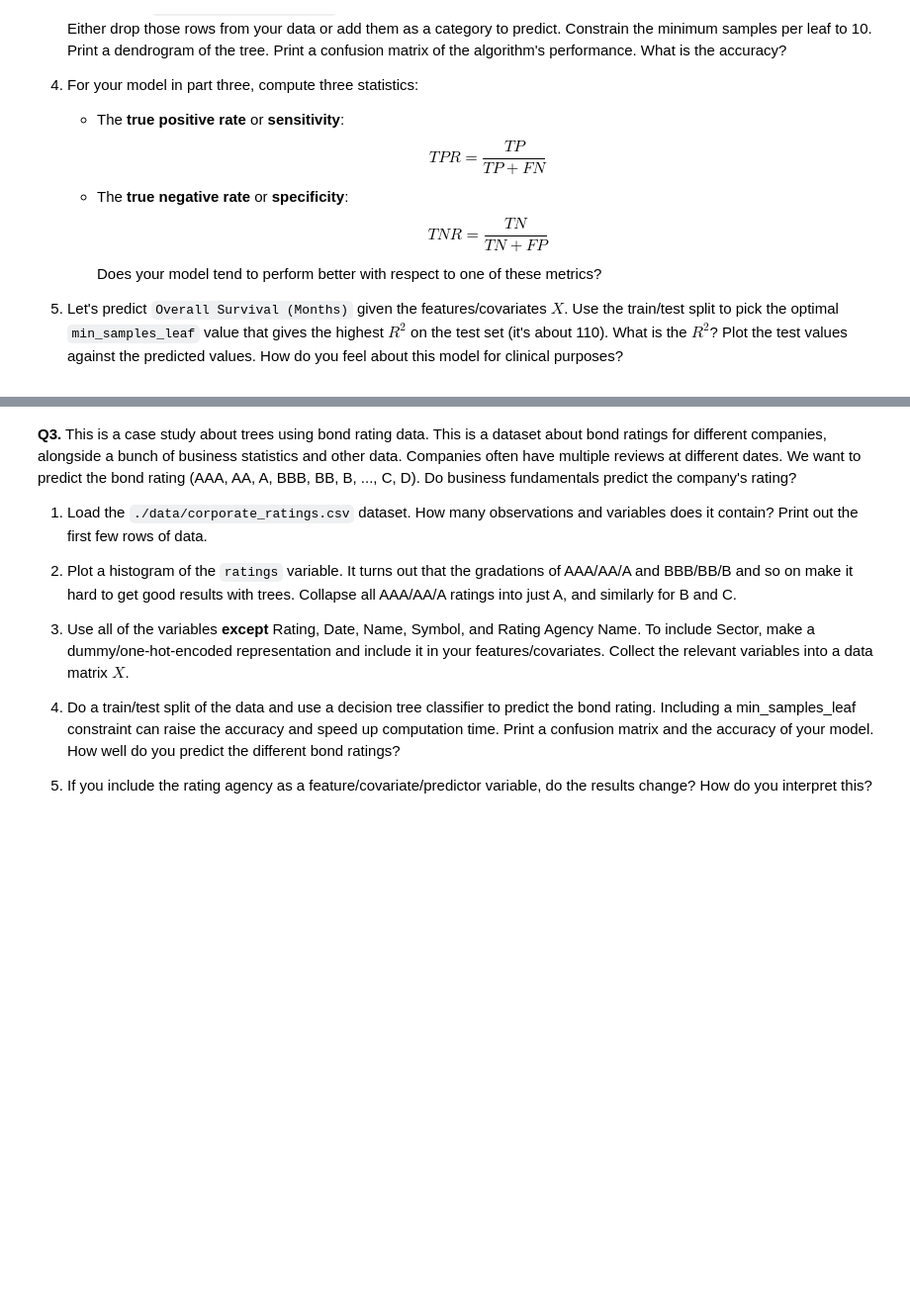
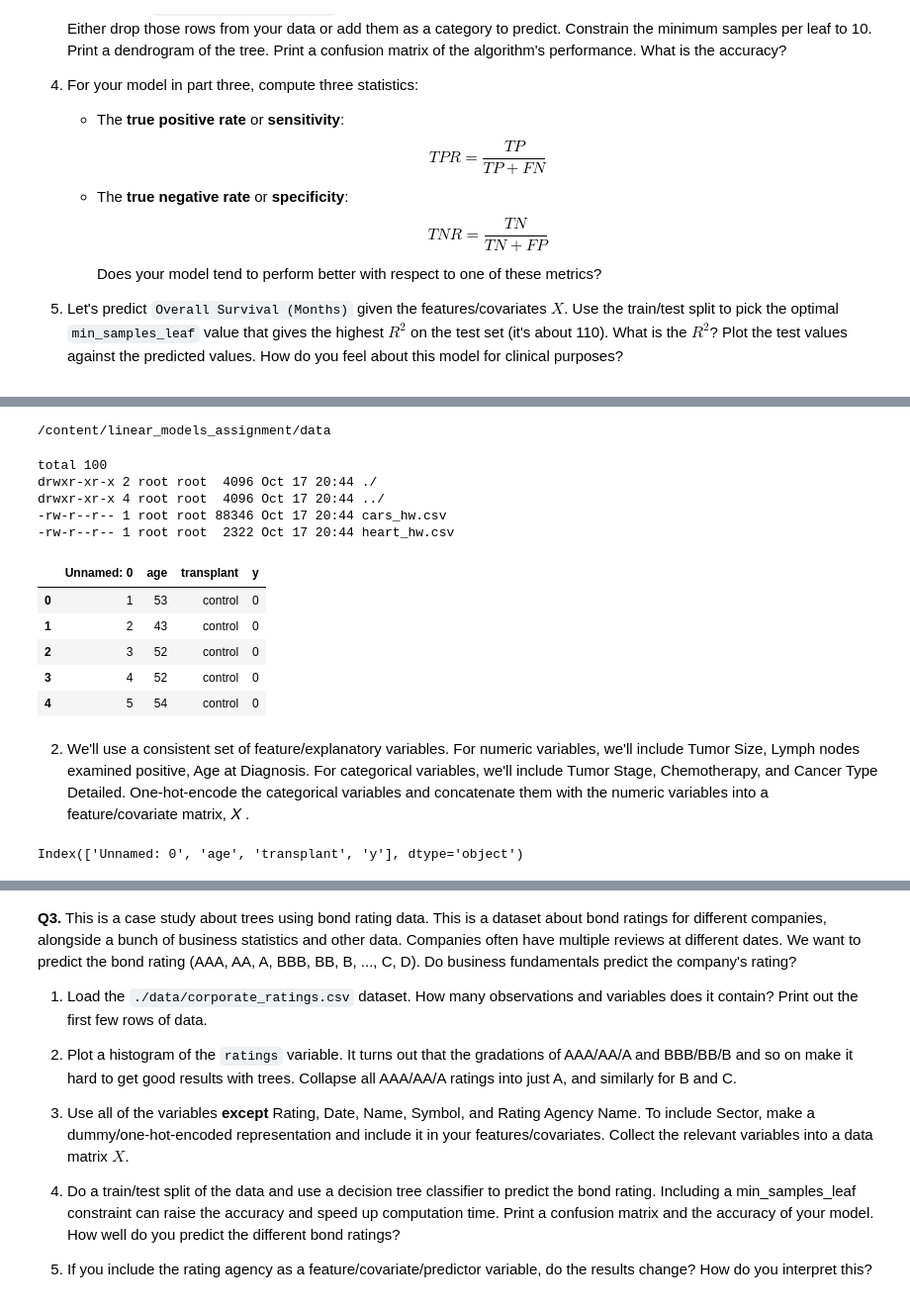
Before and after one commit to simoneminorr/trees_assignment, a Jupyter notebook: assignment.ipynb, the cells around one changed output, grey strips where cells are left out. Shown: that part at 99% size. Cells and saved outputs as stored; diff of their text form; code cells hidden in the pictures; blank space fills up the shorter version.

```diff
--- a/assignment.ipynb
+++ b/assignment.ipynb
@@ -44,0 +84,28 @@ A: Some heuristic ways I can examine a tree and decide whether it is probable ov
+# %%
+cd data
+# %% [output]
+/content/linear_models_assignment/data
+# %%
+ls -al
+# %% [output]
+total 100
+drwxr-xr-x 2 root root  4096 Oct 17 20:44 ./
+drwxr-xr-x 4 root root  4096 Oct 17 20:44 ../
+-rw-r--r-- 1 root root 88346 Oct 17 20:44 cars_hw.csv
+-rw-r--r-- 1 root root  2322 Oct 17 20:44 heart_hw.csv
+# %%
+breast_cancer = pd.read_csv('heart_hw.csv')
+breast_cancer.head()
+# %% [output]
+|  | Unnamed: 0 | age | transplant | y |
+| 0 | 1 | 53 | control | 0 |
+| 1 | 2 | 43 | control | 0 |
+| 2 | 3 | 52 | control | 0 |
+| 3 | 4 | 52 | control | 0 |
+| 4 | 5 | 54 | control | 0 |
+# %% [markdown]
+2. We'll use a consistent set of feature/explanatory variables. For numeric variables, we'll include Tumor Size, Lymph nodes examined positive, Age at Diagnosis. For categorical variables, we'll include Tumor Stage, Chemotherapy, and Cancer Type Detailed. One-hot-encode the categorical variables and concatenate them with the numeric variables into a feature/covariate matrix,  𝑋 .
+# %%
+print(breast_cancer.columns)
+# %% [output]
+Index(['Unnamed: 0', 'age', 'transplant', 'y'], dtype='object')
```
Also changed, not shown: parts of 21 cells of this notebook.
